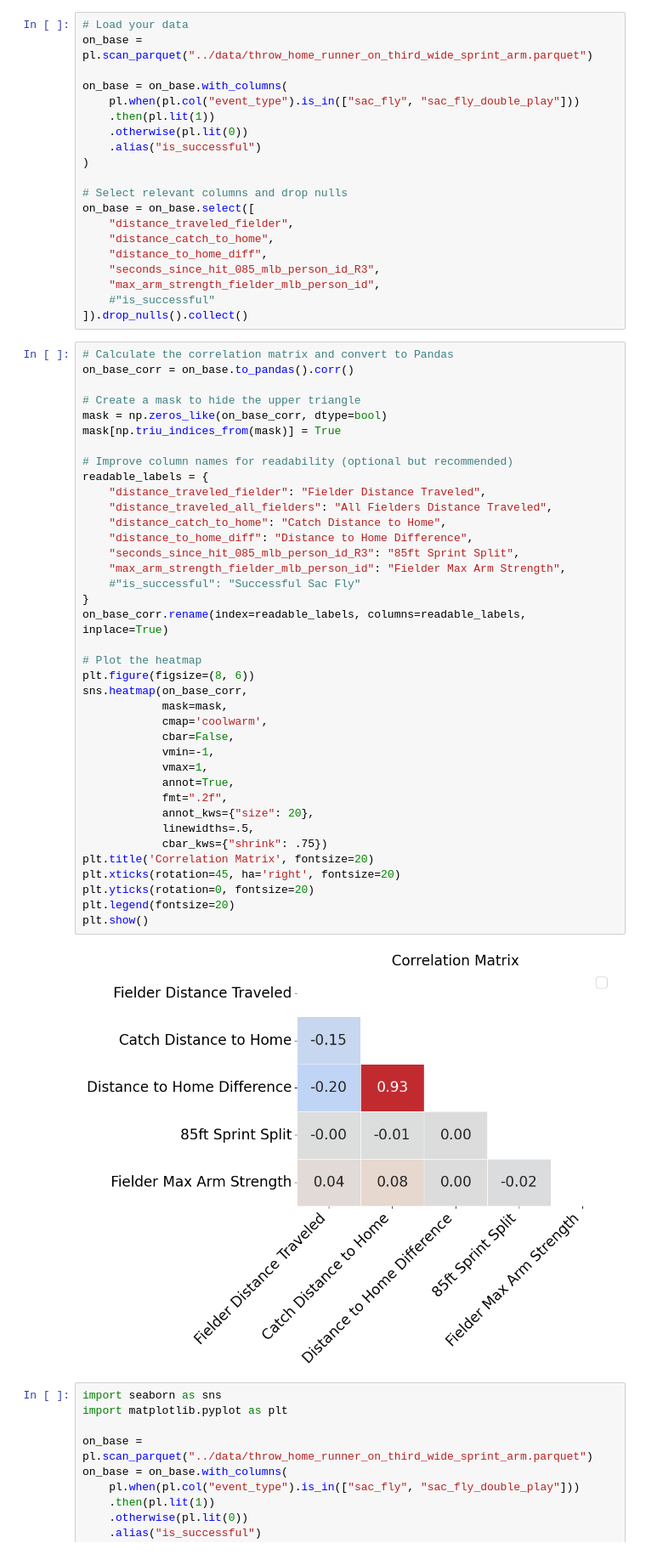
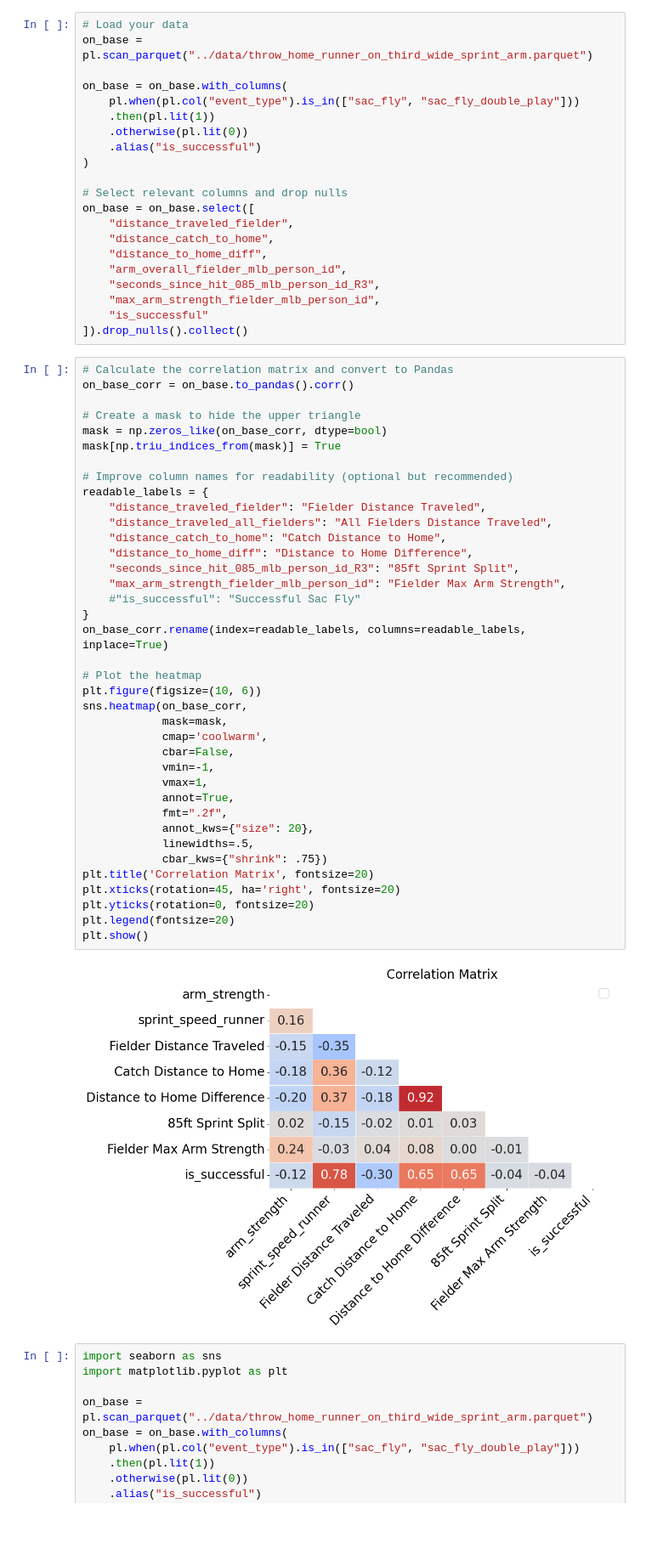
Before and after one commit to Dodgers-Capstone/Sacrifice-Fly-Modeling, a Jupyter notebook: notebooks/eda_feature_correlation.ipynb, the cells around one changed output. Shown at 85% size. Drawn from its saved outputs; the diff is of its cells as text; blank space fills up the shorter version.

Commit message:
created decision point. added logloss plot. created new corr matrix

```diff
--- a/notebooks/eda_feature_correlation.ipynb
+++ b/notebooks/eda_feature_correlation.ipynb
@@ -19,9 +41,10 @@ on_base = on_base.select([
     "distance_traveled_fielder",
     "distance_catch_to_home",
     "distance_to_home_diff",
+    "arm_overall_fielder_mlb_person_id",
     "seconds_since_hit_085_mlb_person_id_R3",
     "max_arm_strength_fielder_mlb_person_id",
-    #"is_successful"
+    "is_successful"
 ]).drop_nulls().collect()
 # %%
 # Calculate the correlation matrix and convert to Pandas
@@ -34,35 +57,35 @@ mask[np.triu_indices_from(mask)] = True
 # Improve column names for readability (optional but recommended)
 readable_labels = {
     "distance_traveled_fielder": "Fielder Distance Traveled",
     "distance_traveled_all_fielders": "All Fielders Distance Traveled",
     "distance_catch_to_home": "Catch Distance to Home",
     "distance_to_home_diff": "Distance to Home Difference",
     "seconds_since_hit_085_mlb_person_id_R3": "85ft Sprint Split",
     "max_arm_strength_fielder_mlb_person_id": "Fielder Max Arm Strength",
     #"is_successful": "Successful Sac Fly"
 }
 on_base_corr.rename(index=readable_labels, columns=readable_labels, inplace=True)
 
 # Plot the heatmap
-plt.figure(figsize=(8, 6))
+plt.figure(figsize=(10, 6))
 sns.heatmap(on_base_corr,
             mask=mask,
             cmap='coolwarm',
             cbar=False,
             vmin=-1,
             vmax=1,
             annot=True,
             fmt=".2f",
             annot_kws={"size": 20},
             linewidths=.5,
             cbar_kws={"shrink": .75})
 plt.title('Correlation Matrix', fontsize=20)
 plt.xticks(rotation=45, ha='right', fontsize=20)
 plt.yticks(rotation=0, fontsize=20)
 plt.legend(fontsize=20)
 plt.show()
 # %% [output]
-[figure, old version]
+[figure, new version]
 # %%
 import seaborn as sns
 import matplotlib.pyplot as plt
```
Also changed, not shown: parts of 1 cell of this notebook, 2 other files.
